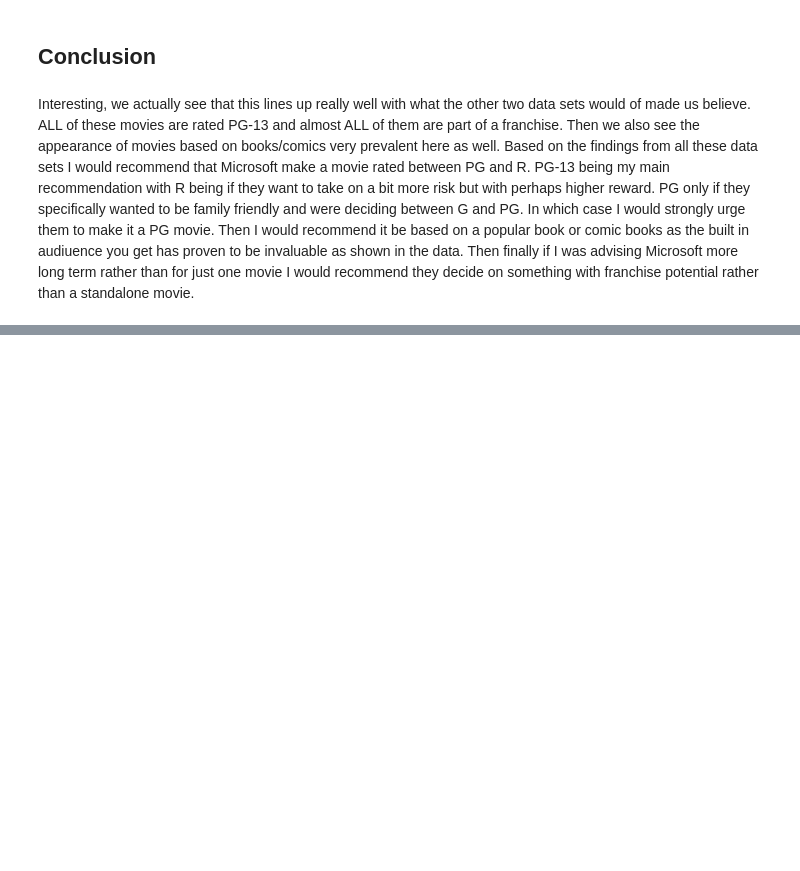
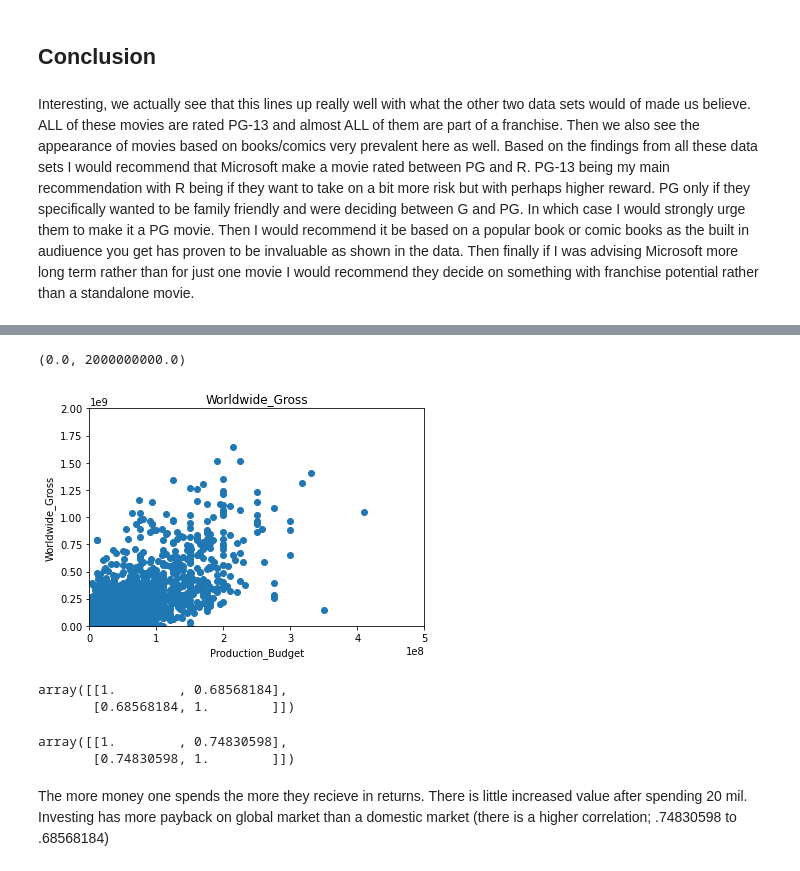
Before and after one commit to meowkaiser/STRONGEST_Project1, a Jupyter notebook: Final_notebook.ipynb, the cells around one changed output, grey strips where cells are left out. Drawn from its saved outputs; the diff is of its cells as text; code cells hidden in the pictures; blank space fills up the shorter version.

```diff
--- a/Final_notebook.ipynb
+++ b/Final_notebook.ipynb
@@ -1190,0 +1292,28 @@ Interesting, we actually see that this lines up really well with what the other
+# %%
+#plot production budget against worldwide gross
+fig, (ax) = plt.subplots()
+ax.scatter(production_budget_list, worldwide_gross_list)
+ax.set_title('Worldwide_Gross')
+ax.set_xlabel('Production_Budget')
+ax.set_ylabel('Worldwide_Gross')
+ax.set_xlim(0, 500000000)
+ax.set_ylim(0, 2000000000)
+# %% [output]
+(0.0, 2000000000.0)
+[figure, added]
+# %%
+#find how correlated budget is to domestic gross
+cor_var_domestic=np.corrcoef(production_budget_list, domestic_gross_list)
+cor_var_domestic
+# %% [output]
+array([[1.        , 0.68568184],
+       [0.68568184, 1.        ]])
+# %%
+#find how correlated budget is to worldwide gross
+cor_var_worldwide=np.corrcoef(production_budget_list, worldwide_gross_list)
+cor_var_worldwide
+# %% [output]
+array([[1.        , 0.74830598],
+       [0.74830598, 1.        ]])
+# %% [markdown]
+The more money one spends the more they recieve in returns. There is little increased value after spending 20 mil. Investing has more payback on global market than a domestic market (there is a higher correlation; .74830598 to .68568184)
```
Also changed, not shown: parts of 20 cells of this notebook.
